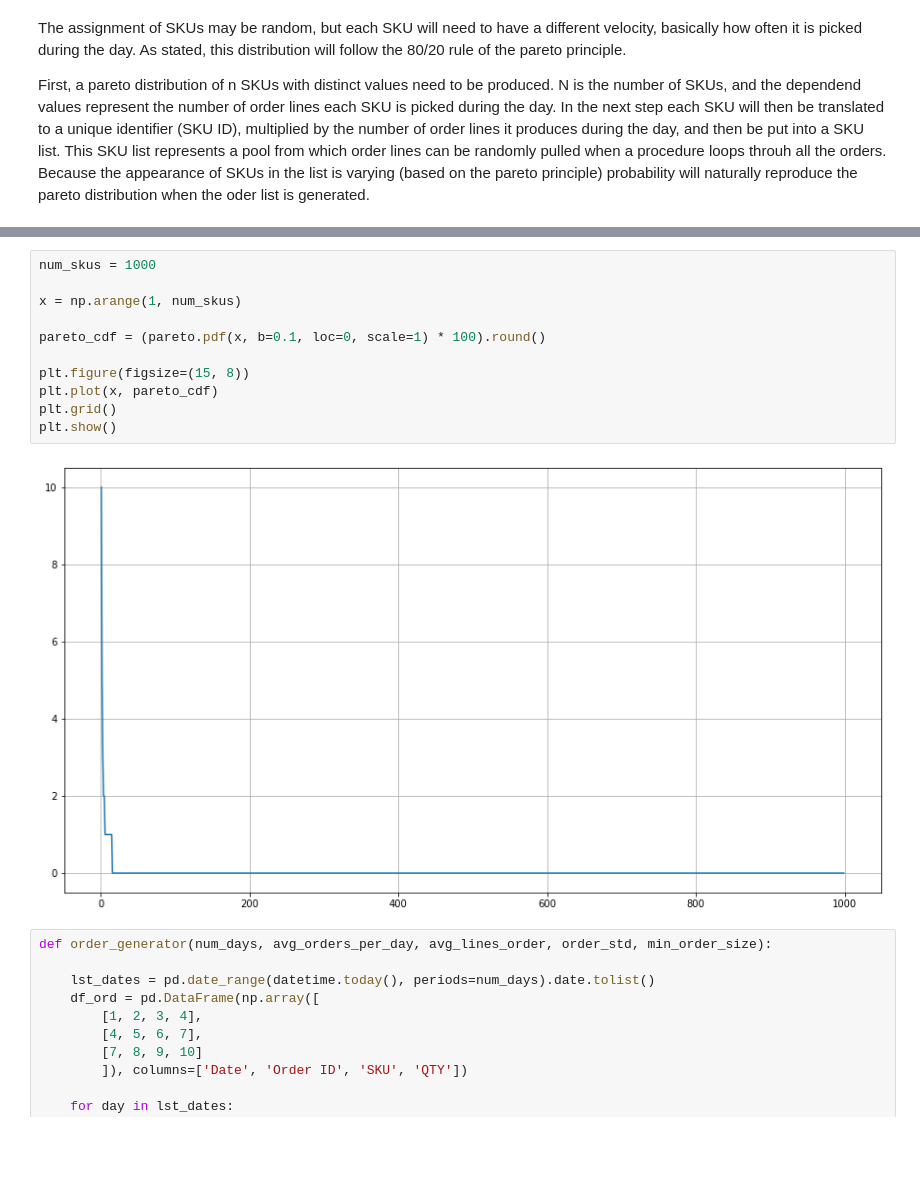
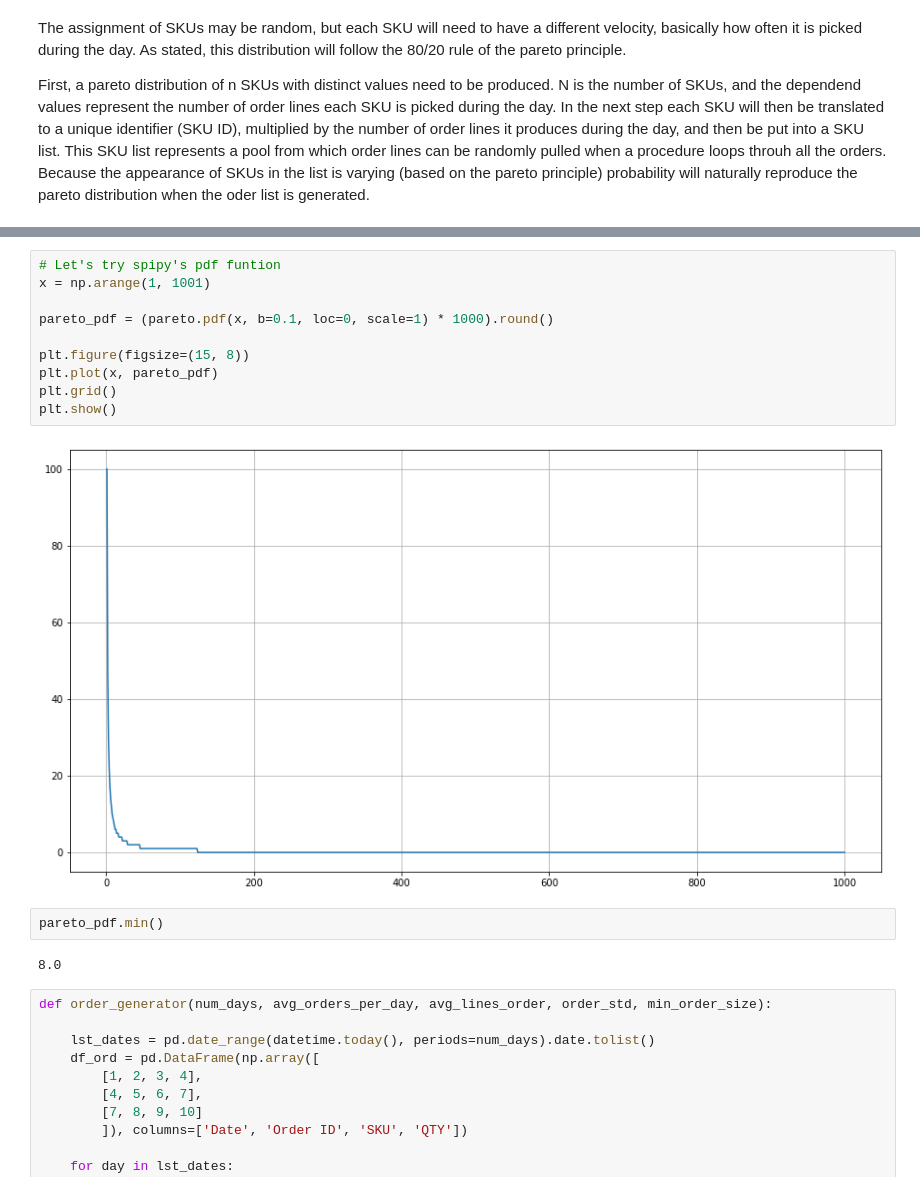
Before and after one commit to LarsTinnefeld/random-operations-generator, a Jupyter notebook: random_generators.ipynb, the cells around one changed output, grey strips where cells are left out. Drawn from its saved outputs; the diff is of its cells as text; blank space fills up the shorter version.

```diff
--- a/random_generators.ipynb
+++ b/random_generators.ipynb
@@ -347,16 +354,19 @@ plt.show()
 # %%
-num_skus = 1000
+# Let's try spipy's pdf funtion
+x = np.arange(1, 1001)
 
-x = np.arange(1, num_skus)
-
-pareto_cdf = (pareto.pdf(x, b=0.1, loc=0, scale=1) * 100).round()
+pareto_pdf = (pareto.pdf(x, b=0.1, loc=0, scale=1) * 1000).round()
 
 plt.figure(figsize=(15, 8))
-plt.plot(x, pareto_cdf)
+plt.plot(x, pareto_pdf)
 plt.grid()
 plt.show()
 # %% [output]
-[figure, old version]
+[figure, new version]
+# %%
+pareto_pdf.min()
+# %% [output]
+8.0
 # %%
 def order_generator(num_days, avg_orders_per_day, avg_lines_order, order_std, min_order_size):
 
```
Also changed, not shown: parts of 15 cells of this notebook.
